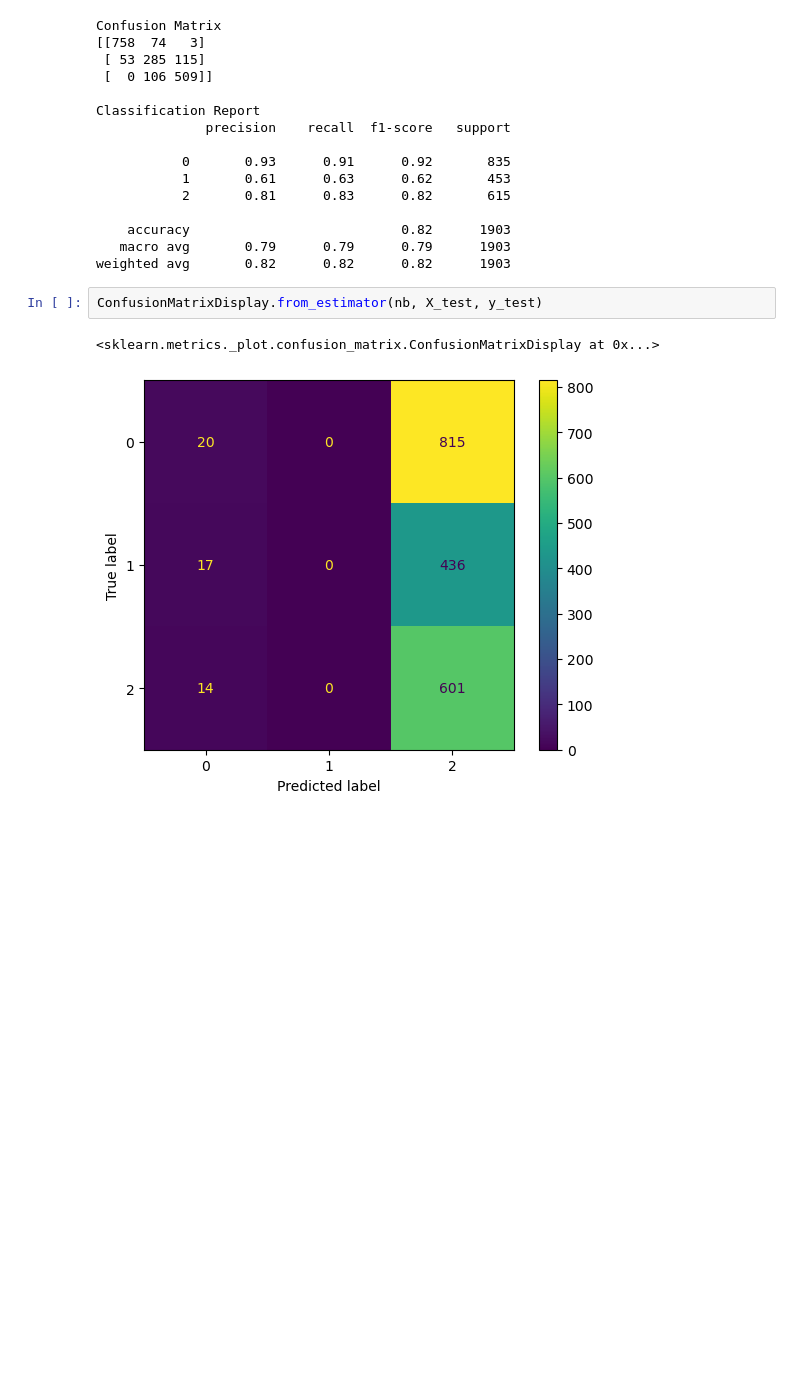
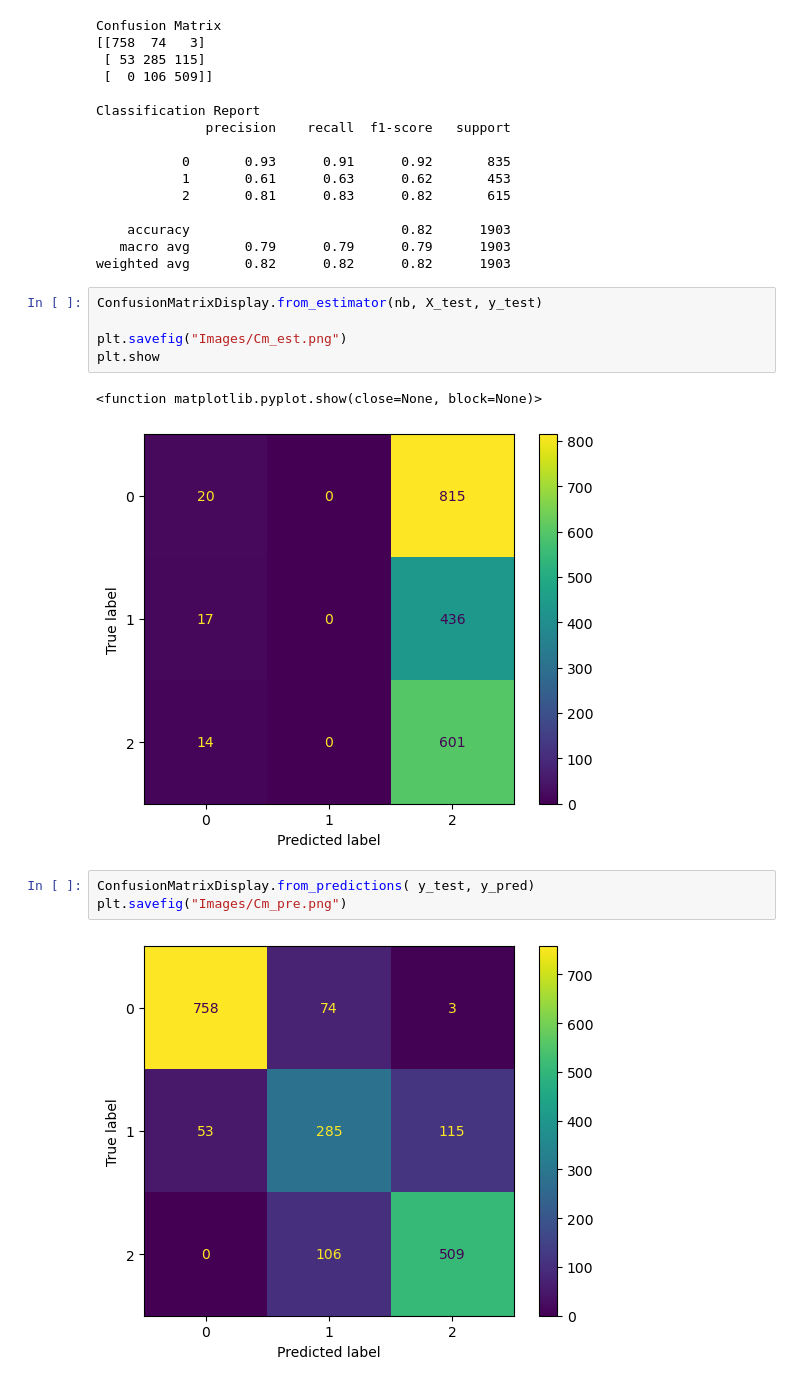
Before and after one commit to wgachugu/Project-4---Machine-Learning, a Jupyter notebook: rotten_tomatoes_ml.ipynb, the cells around one changed output. Saved outputs shown, nothing was run; the diff lists cells and outputs as text; blank space fills up the shorter version.

```diff
--- a/rotten_tomatoes_ml.ipynb
+++ b/rotten_tomatoes_ml.ipynb
@@ -336,6 +340,14 @@ Classification Report
 weighted avg       0.82      0.82      0.82      1903
 # %%
 ConfusionMatrixDisplay.from_estimator(nb, X_test, y_test)
+
+plt.savefig("Images/Cm_est.png")
+plt.show
 # %% [output]
-<sklearn.metrics._plot.confusion_matrix.ConfusionMatrixDisplay at 0x...>
+<function matplotlib.pyplot.show(close=None, block=None)>
 [figure]
+# %%
+ConfusionMatrixDisplay.from_predictions( y_test, y_pred)
+plt.savefig("Images/Cm_pre.png")
+# %% [output]
+[figure, added]
```
Also changed, not shown: parts of 1 cell of this notebook, 3 other files.
